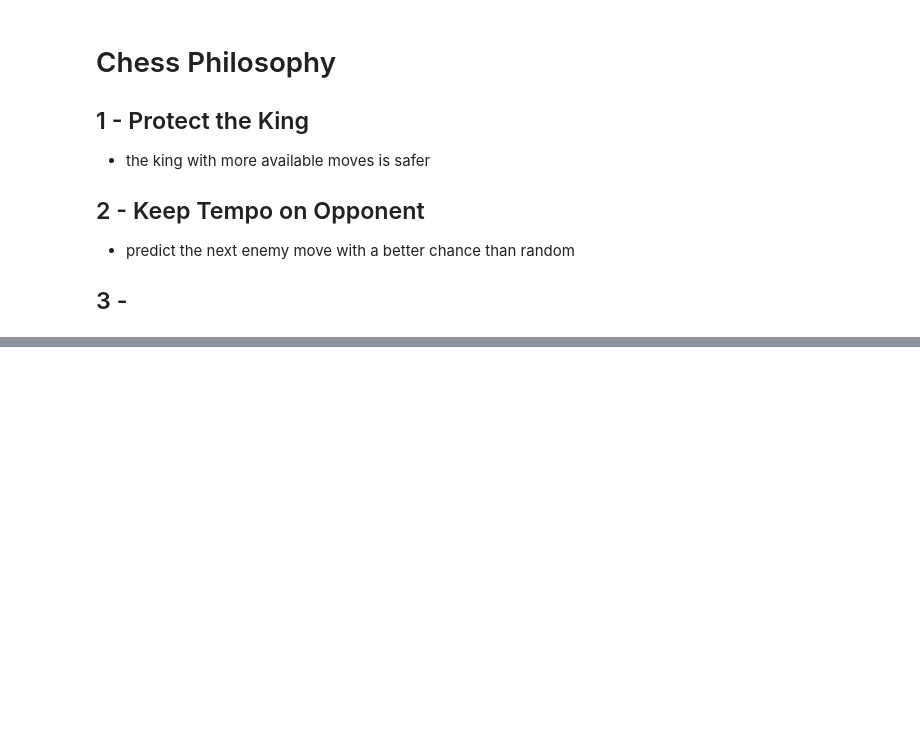
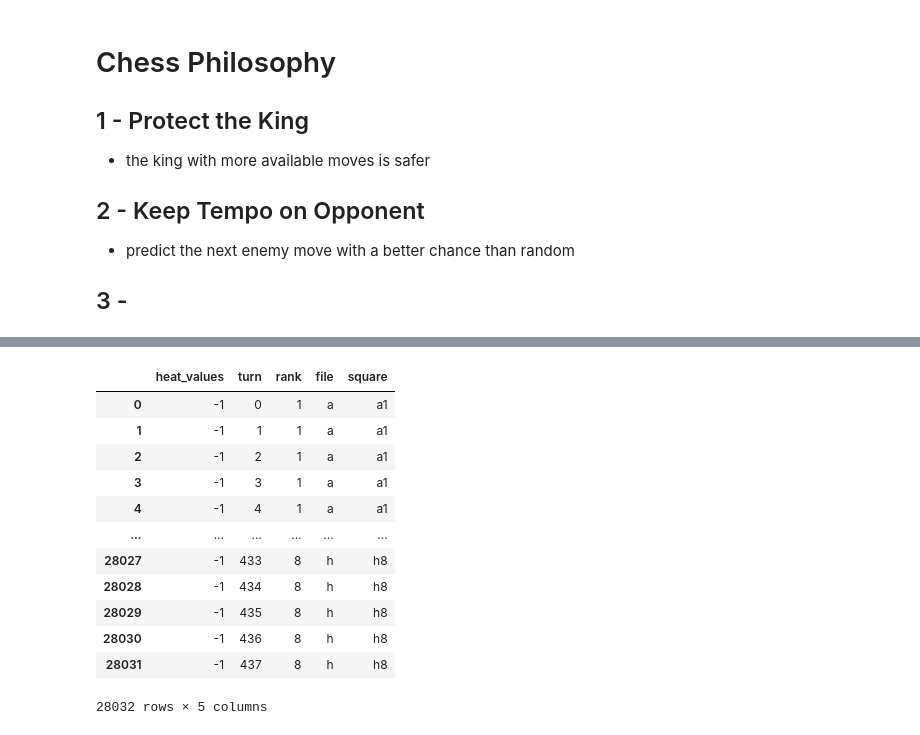
Before and after one commit to PGComai/pandas-chess, a Jupyter notebook: chess bot 2.ipynb, the cells around one changed output, grey strips where cells are left out. Saved outputs shown, nothing was run; the diff lists cells and outputs as text; code cells hidden in the pictures; blank space fills up the shorter version.

```diff
--- a/chess bot 2.ipynb
+++ b/chess bot 2.ipynb
@@ -890,0 +946,16 @@ play(2000, resetBoard=True, manual=False)
+# %%
+heats
+# %% [output]
+|  | heat_values | turn | rank | file | square |
+| 0 | -1 | 0 | 1 | a | a1 |
+| 1 | -1 | 1 | 1 | a | a1 |
+| 2 | -1 | 2 | 1 | a | a1 |
+| 3 | -1 | 3 | 1 | a | a1 |
+| 4 | -1 | 4 | 1 | a | a1 |
+| ... | ... | ... | ... | ... | ... |
+| 28027 | -1 | 433 | 8 | h | h8 |
+| 28028 | -1 | 434 | 8 | h | h8 |
+| 28029 | -1 | 435 | 8 | h | h8 |
+| 28030 | -1 | 436 | 8 | h | h8 |
+| 28031 | -1 | 437 | 8 | h | h8 |
+28032 rows × 5 columns
```
Also changed, not shown: parts of 6 cells of this notebook.
